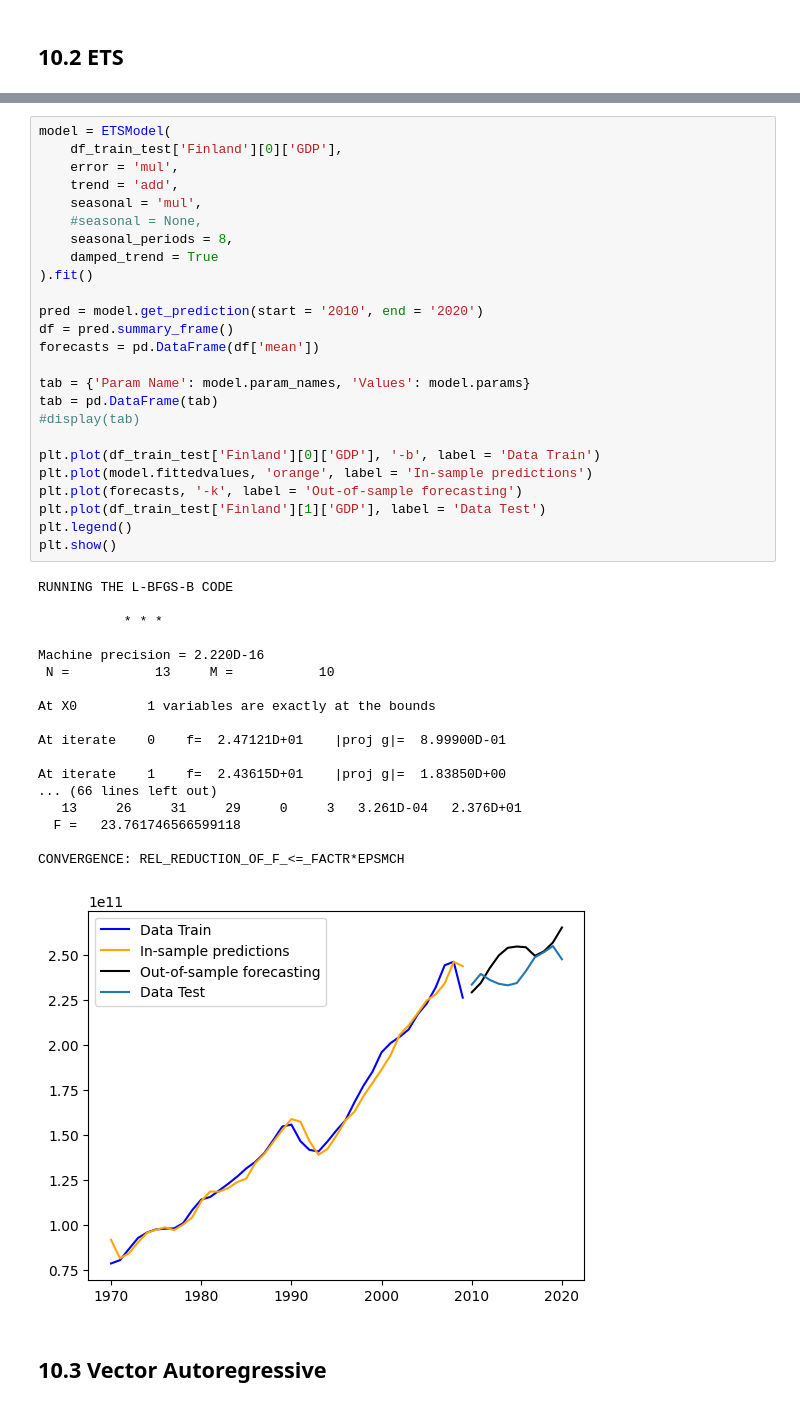
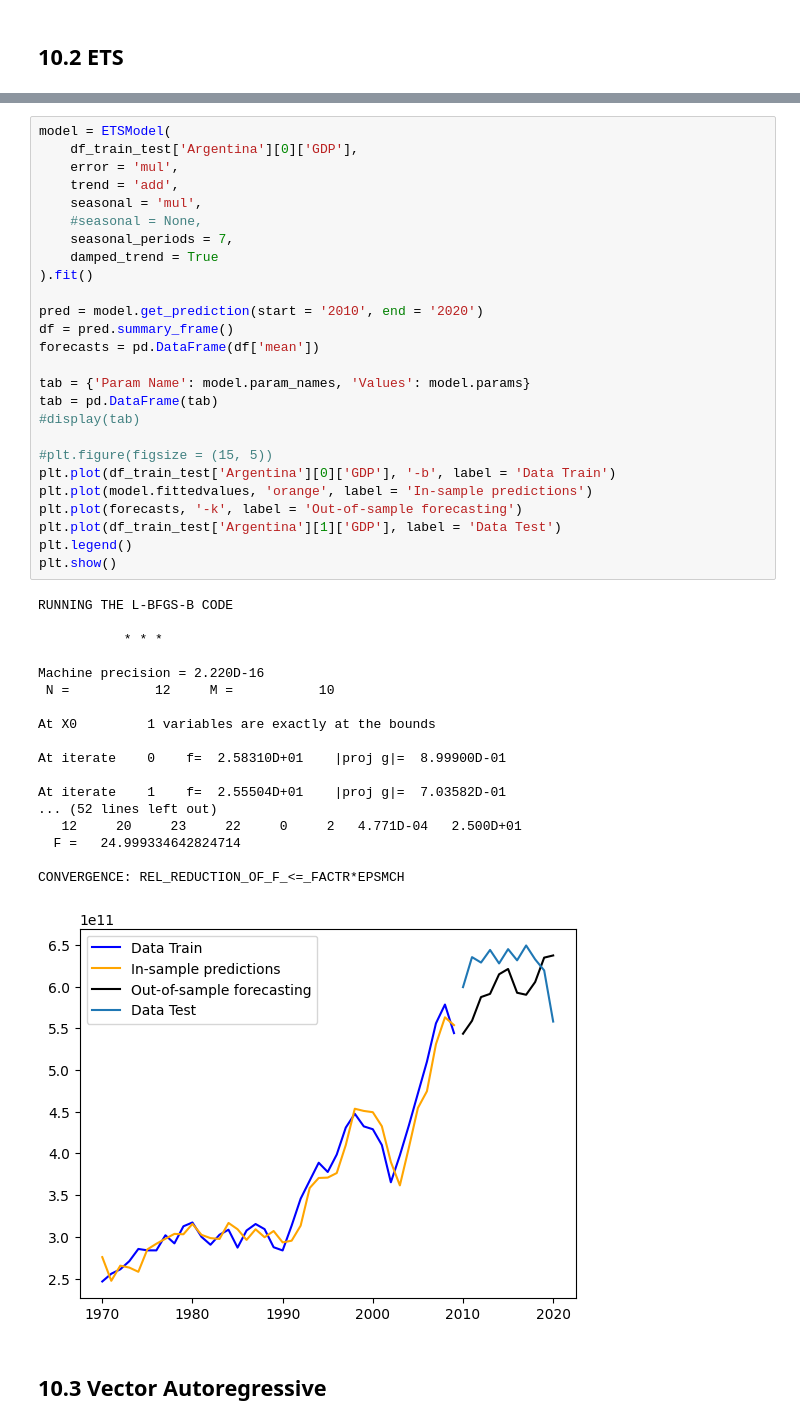
Before and after one commit to dariogemo/UNIVR-SMDS, a Jupyter notebook: main.ipynb, the cells around one changed output, grey strips where cells are left out. Drawn from its saved outputs; the diff is of its cells as text.

```diff
--- a/main.ipynb
+++ b/main.ipynb
@@ -744,46 +758,47 @@ Greece
 # %%
 model = ETSModel(
-    df_train_test['Finland'][0]['GDP'],
+    df_train_test['Argentina'][0]['GDP'],
     error = 'mul',
     trend = 'add',
     seasonal = 'mul',
     #seasonal = None,
-    seasonal_periods = 8,
+    seasonal_periods = 7,
     damped_trend = True
 ).fit()
 
 pred = model.get_prediction(start = '2010', end = '2020')
 df = pred.summary_frame()
 forecasts = pd.DataFrame(df['mean'])
 
 tab = {'Param Name': model.param_names, 'Values': model.params}
 tab = pd.DataFrame(tab)
 #display(tab)
 
-plt.plot(df_train_test['Finland'][0]['GDP'], '-b', label = 'Data Train')
+#plt.figure(figsize = (15, 5))
+plt.plot(df_train_test['Argentina'][0]['GDP'], '-b', label = 'Data Train')
 plt.plot(model.fittedvalues, 'orange', label = 'In-sample predictions')
 plt.plot(forecasts, '-k', label = 'Out-of-sample forecasting')
-plt.plot(df_train_test['Finland'][1]['GDP'], label = 'Data Test')
+plt.plot(df_train_test['Argentina'][1]['GDP'], label = 'Data Test')
 plt.legend()
 plt.show()
 # %% [output]
 RUNNING THE L-BFGS-B CODE
 
            * * *
 
 Machine precision = 2.220D-16
- N =           13     M =           10
+ N =           12     M =           10
 
 At X0         1 variables are exactly at the bounds
 
-At iterate    0    f=  2.47121D+01    |proj g|=  8.99900D-01
+At iterate    0    f=  2.58310D+01    |proj g|=  8.99900D-01
 
-At iterate    1    f=  2.43615D+01    |proj g|=  1.83850D+00
-... (66 lines left out)
-   13     26     31     29     0     3   3.261D-04   2.376D+01
-  F =   23.761746566599118
+At iterate    1    f=  2.55504D+01    |proj g|=  7.03582D-01
+... (52 lines left out)
+   12     20     23     22     0     2   4.771D-04   2.500D+01
+  F =   24.999334642824714
 
 CONVERGENCE: REL_REDUCTION_OF_F_<=_FACTR*EPSMCH
-[figure, old version]
+[figure, new version]
 # %% [markdown]
 ## 10.3 Vector Autoregressive
```
Also changed, not shown: parts of 21 cells of this notebook, 1 other file.
